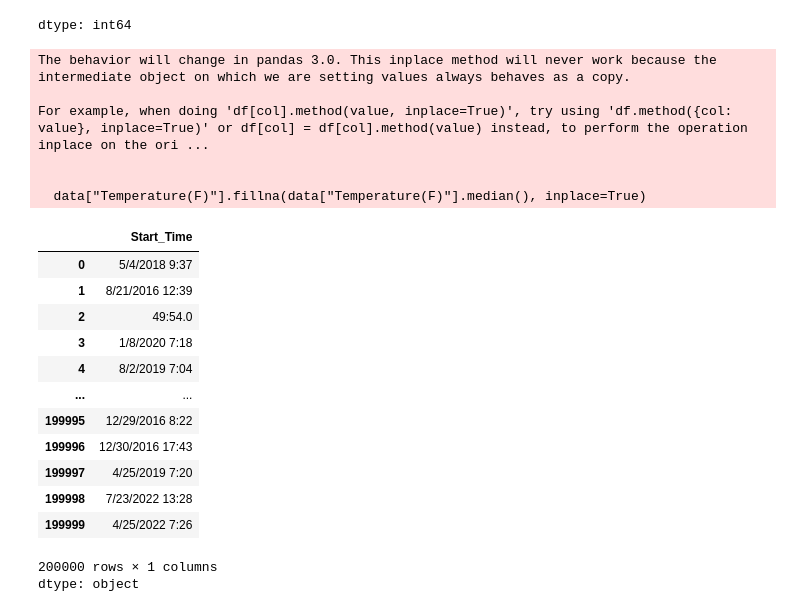
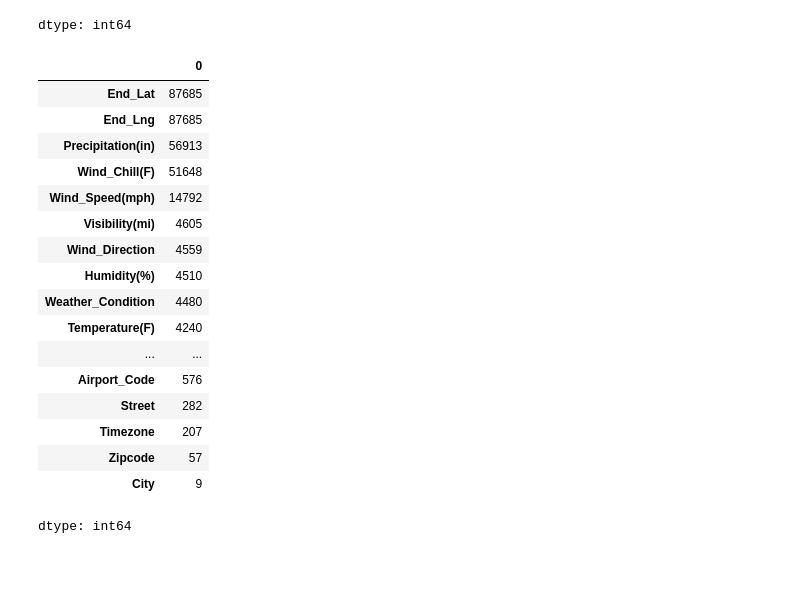
Before and after one commit to Aditya127812/P.C.A_Task, a Jupyter notebook: Task_3.ipynb, the cells around one changed output. Drawn from its saved outputs; the diff is of its cells as text; code cells hidden in the pictures; blank space fills up the shorter version.

```diff
--- a/Task_3.ipynb
+++ b/Task_3.ipynb
@@ -114,31 +119,28 @@ data.isnull().sum()
 | Nautical_Twilight | 619 |
 | Astronomical_Twilight | 619 |
 dtype: int64
-# %%
-data["Temperature(F)"].fillna(data["Temperature(F)"].median(), inplace=True)
-# %% [output]
-The behavior will change in pandas 3.0. This inplace method will never work because the intermediate object on which we are setting values always behaves as a copy.
-
-For example, when doing 'df[col].method(value, inplace=True)', try using 'df.method({col: value}, inplace=True)' or df[col] = df[col].method(value) instead, to perform the operation inplace on the ori ...
-
-
-  data["Temperature(F)"].fillna(data["Temperature(F)"].median(), inplace=True)
 # %%
 data = data.drop(columns=["ID", "Country"])
-# %%
-data['Start_Time']
-# %% [output]
-|  | Start_Time |
-| 0 | 5/4/2018 9:37 |
-| 1 | 8/21/2016 12:39 |
-| 2 | 49:54.0 |
-| 3 | 1/8/2020 7:18 |
-| 4 | 8/2/2019 7:04 |
-| ... | ... |
-| 199995 | 12/29/2016 8:22 |
-| 199996 | 12/30/2016 17:43 |
-| 199997 | 4/25/2019 7:20 |
-| 199998 | 7/23/2022 13:28 |
-| 199999 | 4/25/2022 7:26 |
-200000 rows × 1 columns
-dtype: object
+# %%
+missing = data.isnull().sum()
+
+missing[missing > 0].sort_values(ascending=False)
+# %% [output]
+|  | 0 |
+| End_Lat | 87685 |
+| End_Lng | 87685 |
+| Precipitation(in) | 56913 |
+| Wind_Chill(F) | 51648 |
+| Wind_Speed(mph) | 14792 |
+| Visibility(mi) | 4605 |
+| Wind_Direction | 4559 |
+| Humidity(%) | 4510 |
+| Weather_Condition | 4480 |
+| Temperature(F) | 4240 |
+| ... | ... |
+| Airport_Code | 576 |
+| Street | 282 |
+| Timezone | 207 |
+| Zipcode | 57 |
+| City | 9 |
+dtype: int64
```
Also changed, not shown: parts of 8 cells of this notebook.
